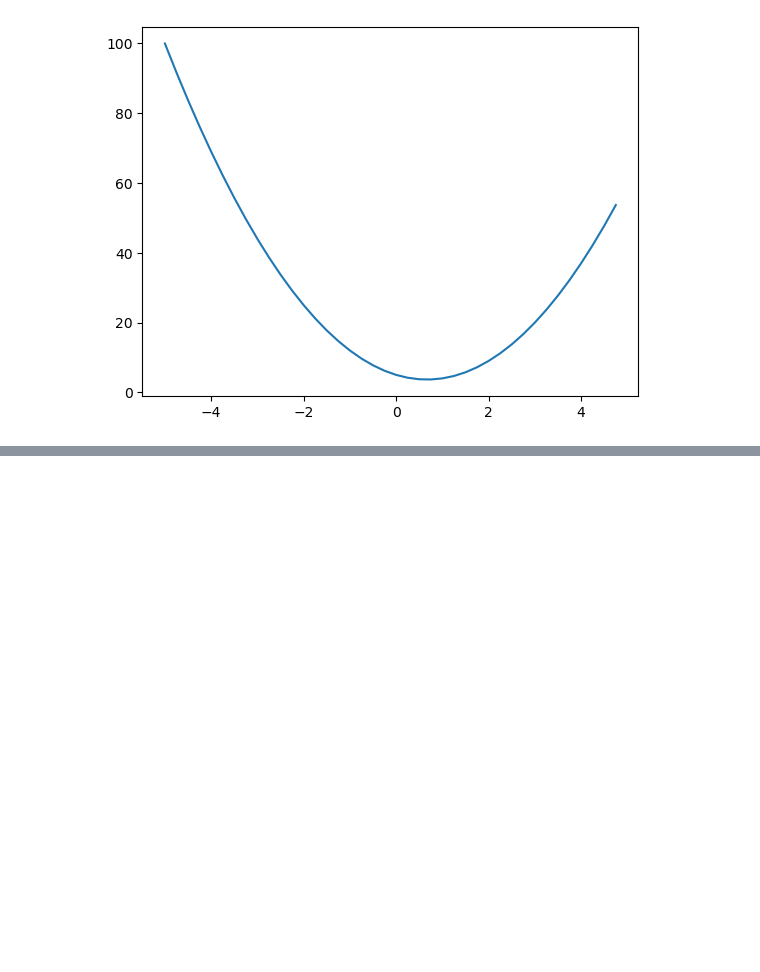
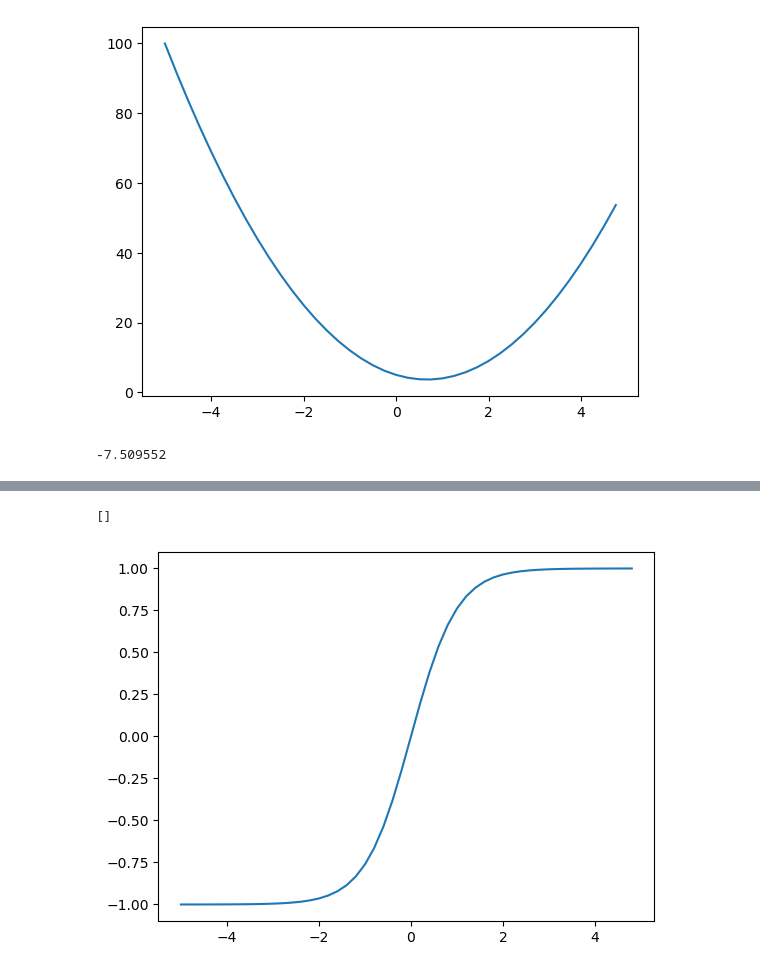
Before and after one commit to Adith082/Study-Documentation, a Jupyter notebook: YoutubeChannels/AndrejKarpathy/building_micro_grad/MicroGrad_From_Scratch.ipynb, the cells around one changed output, grey strips where cells are left out. Saved outputs shown, nothing was run; the diff lists cells and outputs as text; code cells hidden in the pictures; blank space fills up the shorter version.

```diff
--- a/YoutubeChannels/AndrejKarpathy/building_micro_grad/MicroGrad_From_Scratch.ipynb
+++ b/YoutubeChannels/AndrejKarpathy/building_micro_grad/MicroGrad_From_Scratch.ipynb
@@ -63,3 +78,17 @@ L = d * f; L.label = 'L'
+# %%
+# an example first step of optimization
+# we can increase the value of final output if we nudge inputs in the direction of the gradients. wanna see an example? its right below
+a.data += (0.01 * a.grad)
+b.data += (0.01 * b.grad)
+c.data += (0.01 * c.grad)
+f.data += (0.01 * f.grad)
+
+e = a * b
+d = e  + c
+L = d * f
+print(L.data)
+# %% [output]
+-7.509552
 # %%
  import graphviz
 
@@ -106,3 +135,10 @@ dot = draw_dot(L)
 dot  # In Jupyter, simply having the variable as the last line will render the graph.
 # %% [output]
 [drawing not drawn]
+# %%
+# example plot of an activation function called tanh
+plt.plot(np.arange(-5, 5, 0.2), np.tanh(np.arange(-5, 5, 0.2)))
+plt.plot()
+# %% [output]
+[]
+[figure, added]
```
Also changed, not shown: parts of 11 cells of this notebook, 1 other file.
